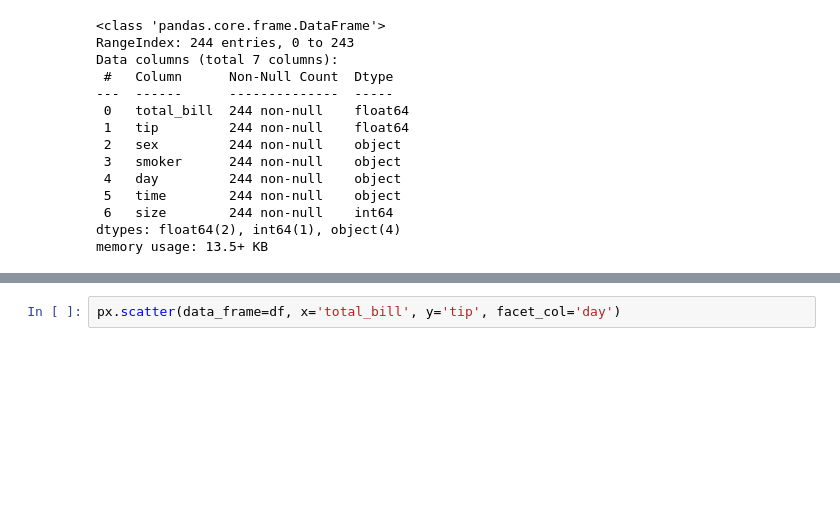
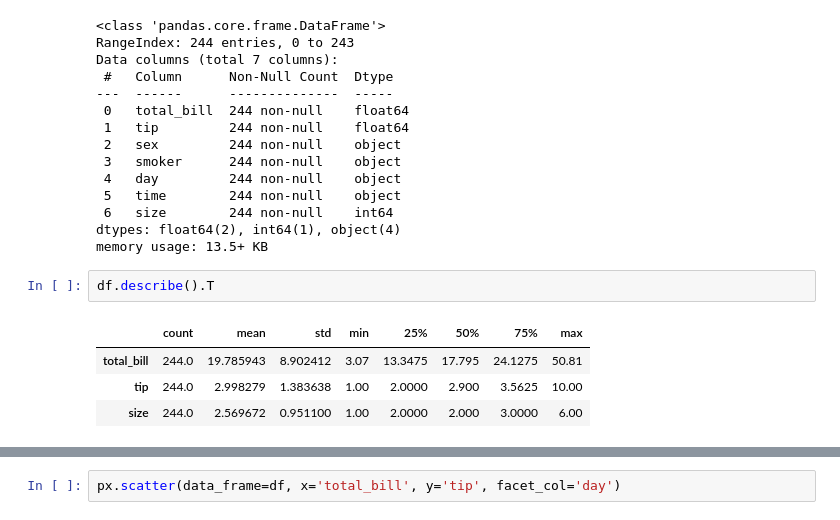
Before and after one commit to kurek0010/data-science-bootcamp, a Jupyter notebook: 03_wizualizacje_danych/05_plotly_express.ipynb, the cells around one changed output, grey strips where cells are left out. Cells and saved outputs as stored; diff of their text form; blank space fills up the shorter version.

```diff
--- a/03_wizualizacje_danych/05_plotly_express.ipynb
+++ b/03_wizualizacje_danych/05_plotly_express.ipynb
@@ -144,3 +158,10 @@ Data columns (total 7 columns):
  6   size        244 non-null    int64
 dtypes: float64(2), int64(1), object(4)
 memory usage: 13.5+ KB
+# %%
+df.describe().T
+# %% [output]
+|  | count | mean | std | min | 25% | 50% | 75% | max |
+| total_bill | 244.0 | 19.785943 | 8.902412 | 3.07 | 13.3475 | 17.795 | 24.1275 | 50.81 |
+| tip | 244.0 | 2.998279 | 1.383638 | 1.00 | 2.0000 | 2.900 | 3.5625 | 10.00 |
+| size | 244.0 | 2.569672 | 0.951100 | 1.00 | 2.0000 | 2.000 | 3.0000 | 6.00 |
```
Also changed, not shown: parts of 8 cells of this notebook.
